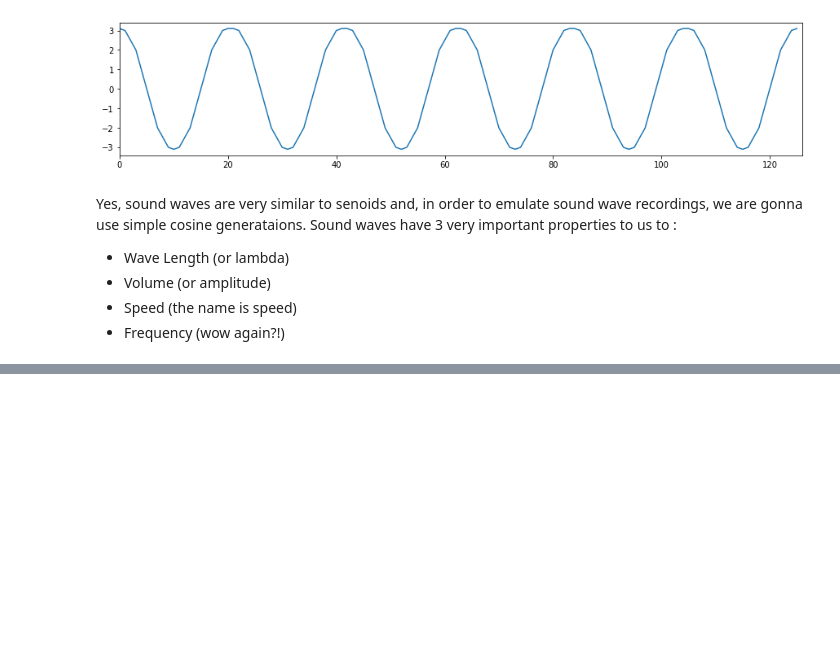
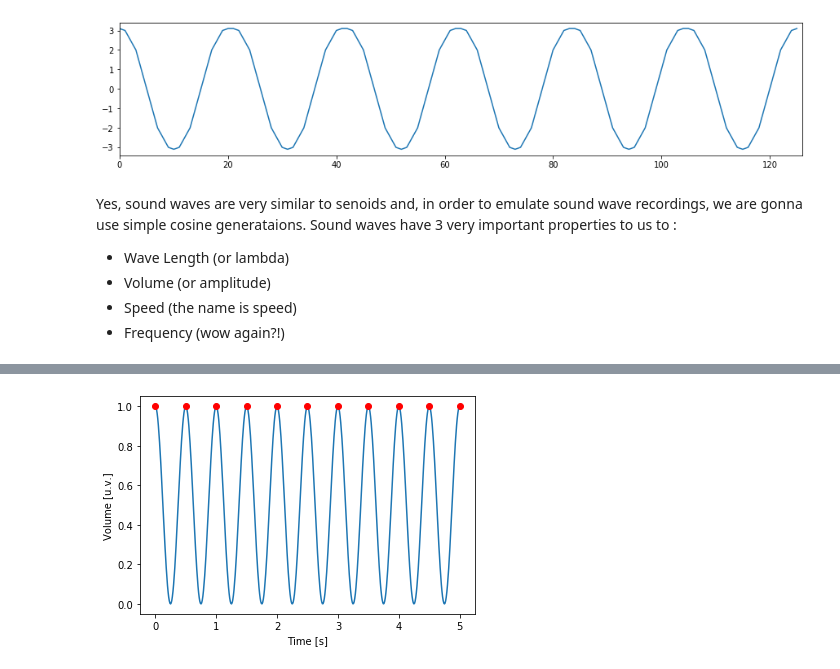
Before and after one commit to pedrogyrao/math_music, a Jupyter notebook: Text One.ipynb, the cells around one changed output, grey strips where cells are left out. Cells and saved outputs as stored; diff of their text form; code cells hidden in the pictures; blank space fills up the shorter version.

```diff
--- a/Text One.ipynb
+++ b/Text One.ipynb
@@ -113,0 +138,9 @@ Wave length
+# %%
+cos_2hz = cosine(time_vector, 2)
+plt.plot(time_vector, cos_2hz)
+plot_freq_points(2, time, y_offset=1)
+plt.xlabel('Time [s]')
+plt.ylabel('Volume [u.v.]')
+plt.show()
+# %% [output]
+[figure, added]
```
Also changed, not shown: parts of 14 cells of this notebook.
